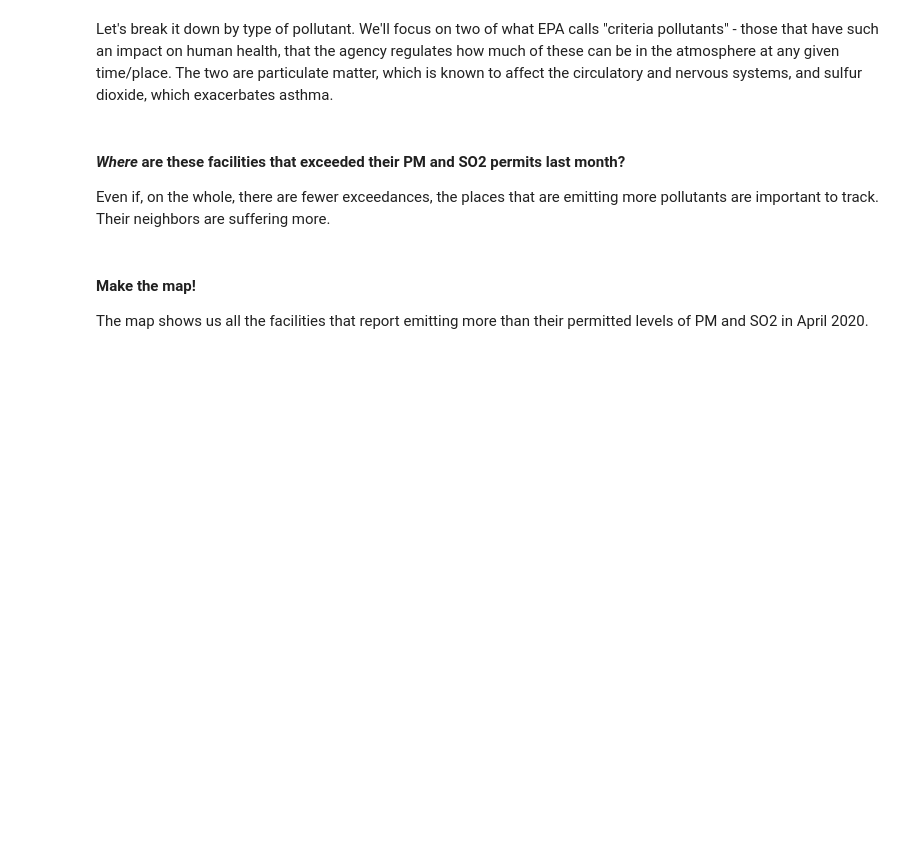
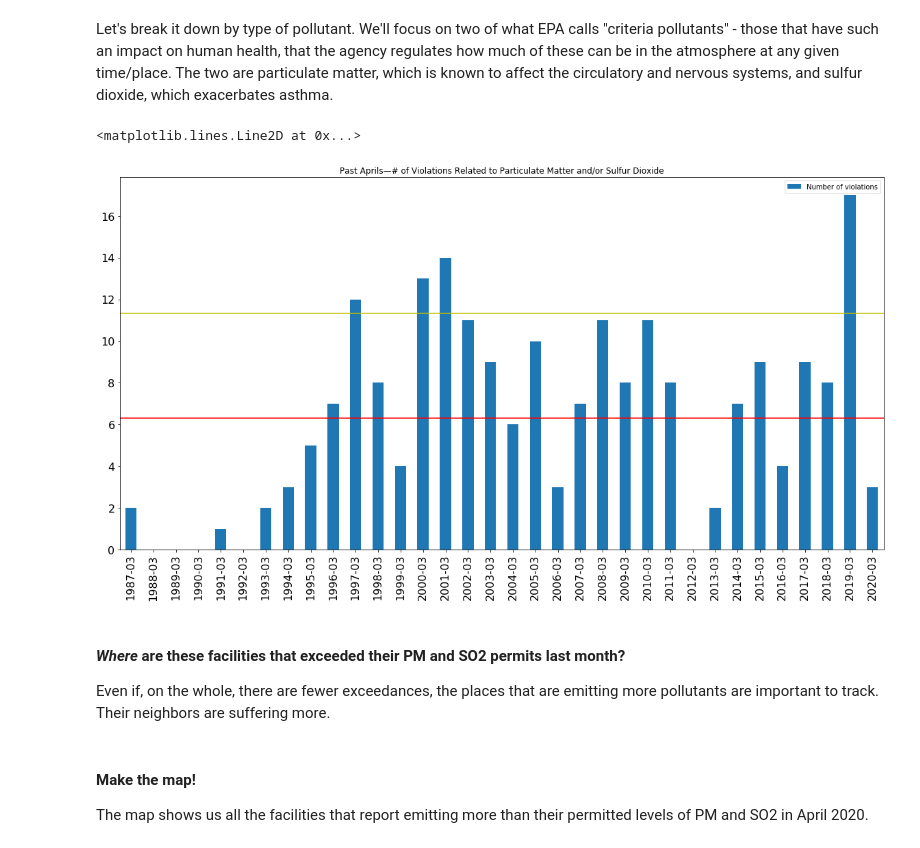
Before and after one commit to edgi-govdata-archiving/ECHO-COVID19, a Jupyter notebook: ECHO-COVID19.ipynb, the cells around one changed output. Cells and saved outputs as stored; diff of their text form; code cells hidden in the pictures; blank space fills up the shorter version.

```diff
--- a/ECHO-COVID19.ipynb
+++ b/ECHO-COVID19.ipynb
@@ -141,30 +189,33 @@ Let's break it down by type of pollutant. We'll focus on two of what EPA calls "
 # %%
 data['HPV_DAYZERO_DATE'] = pd.to_datetime(data['HPV_DAYZERO_DATE'], format="%m-%d-%Y") #format
 cps = data
 
 cps = cps[(cps['POLLUTANT_DESCS'].astype(str).str.contains('Particulate')) | (cps['POLLUTANT_DESCS'].astype(str).str.contains('Sulfur'))]
 cps_map = cps # for mapping later...
 
 cps = cps.groupby(['HPV_DAYZERO_DATE'])['POLLUTANT_DESCS'].count()
 # = total number of violations. May want to summarize by facility instead.
 
 cps = cps.resample('M').sum() #resample to a monthly basis
-cps = cps.loc[(cps.index.month == 4)] # Filter back to just Aprils
+cps = cps.loc[(cps.index.month == int(mnth))] # Filter back to just Aprils
 cps = pd.DataFrame(cps)
 cps = cps.rename(columns={'POLLUTANT_DESCS': "Number of violations"})
 cps.index = cps.index.strftime('%Y-%m') # makes the x axis (date) prettier
 
 ax = cps.plot(kind='bar', title = "Past Aprils—# of Violations Related to Particulate Matter and/or Sulfur Dioxide", figsize=(20, 10), fontsize=16)
 ax
 
 #label trendline
 trend=cps['Number of violations'].mean()
 ax.axhline(y=trend, color='r', linestyle='-')
 
 #label past 4 Aprils trend (2017, 2018, 2019, 2020)
-trend_month=pd.concat([cps.loc["2017-04"],cps.loc["2018-04"],cps.loc["2019-04"]])
+trend_month=pd.concat([cps.loc["2017-"+mnth],cps.loc["2018-"+mnth],cps.loc["2019-"+mnth]])
 trend_month=trend_month['Number of violations'].mean()
 ax.axhline(y=trend_month, color='y', linestyle='-')
+# %% [output]
+<matplotlib.lines.Line2D at 0x...>
+[figure, added]
 # %% [markdown]
 #### *Where* are these facilities that exceeded their PM and SO2 permits last month?
 Even if, on the whole, there are fewer exceedances, the places that are emitting more pollutants are important to track. Their neighbors are suffering more.
```
Also changed, not shown: parts of 20 cells of this notebook.
